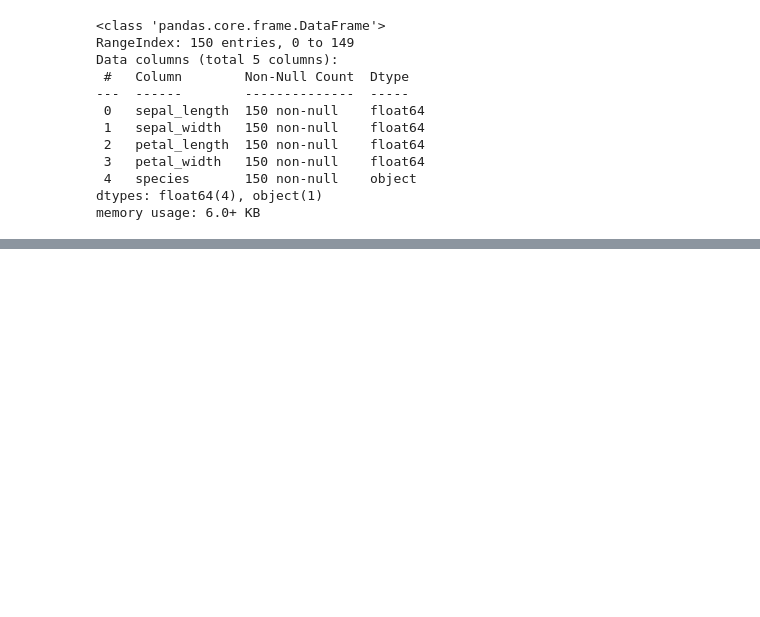
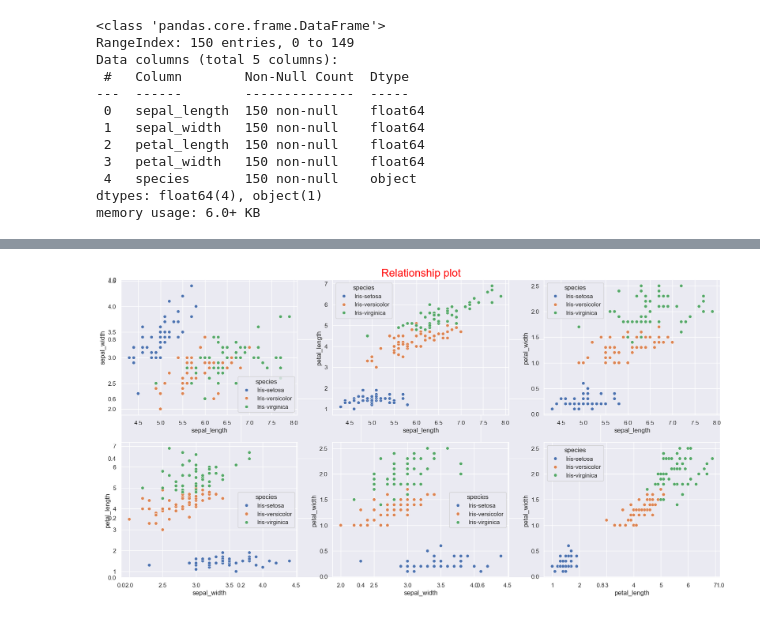
Before and after one commit to Abhishek4209/Iris-Flower-Classification, a Jupyter notebook: notebooks/eda.ipynb, the cells around one changed output, grey strips where cells are left out. Cells and saved outputs as stored; diff of their text form; code cells hidden in the pictures; blank space fills up the shorter version.

```diff
--- a/notebooks/eda.ipynb
+++ b/notebooks/eda.ipynb
@@ -36,0 +60,33 @@ memory usage: 6.0+ KB
+# %%
+plt.figure(figsize=(20,10))
+plt.title('Relationship plot', fontsize=(20),color='red')
+## first plot
+plt.subplot(2,3,1)
+sns.scatterplot(x=df['sepal_length'],y=df['sepal_width'],hue=df['species'])
+
+
+## second plot
+plt.subplot(2,3,2)
+sns.scatterplot(x=df['sepal_length'],y=df['petal_length'],hue=df['species'])
+
+## third plot
+plt.subplot(2,3,3)
+sns.scatterplot(x=df['sepal_length'],y=df['petal_width'],hue=df['species'])
+
+
+## fourth plot
+plt.subplot(2,3,4)
+sns.scatterplot(x=df['sepal_width'],y=df['petal_length'],hue=df['species'])
+
+
+## fifth plot
+plt.subplot(2,3,5)
+sns.scatterplot(x=df['sepal_width'],y=df['petal_width'],hue=df['species'])
+
+
+## six plot
+plt.subplot(2,3,6)
+sns.scatterplot(x=df['petal_length'],y=df['petal_width'],hue=df['species'])
+plt.show()
+# %% [output]
+[figure, added]
```
Also changed, not shown: parts of 11 cells of this notebook.
